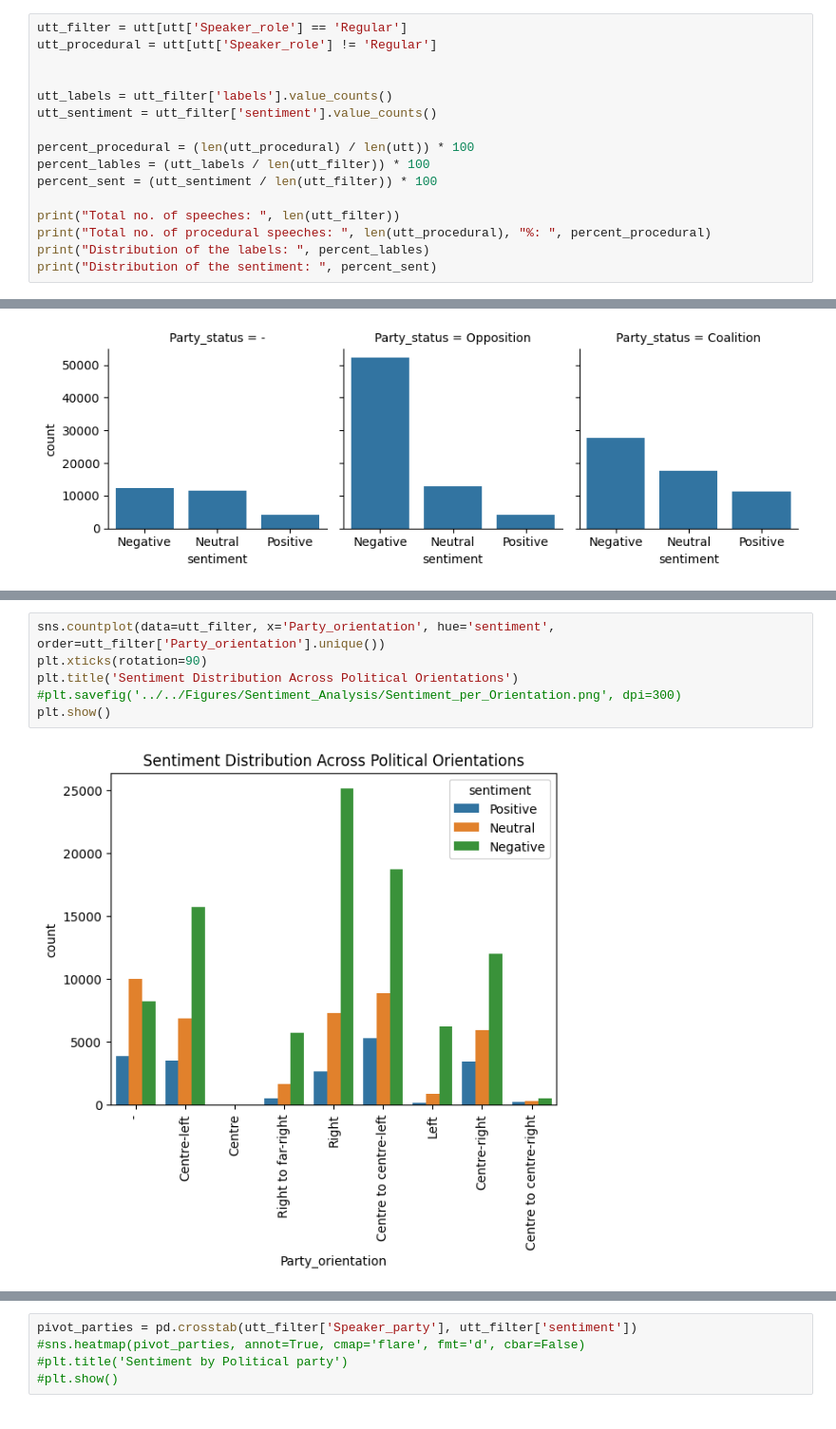
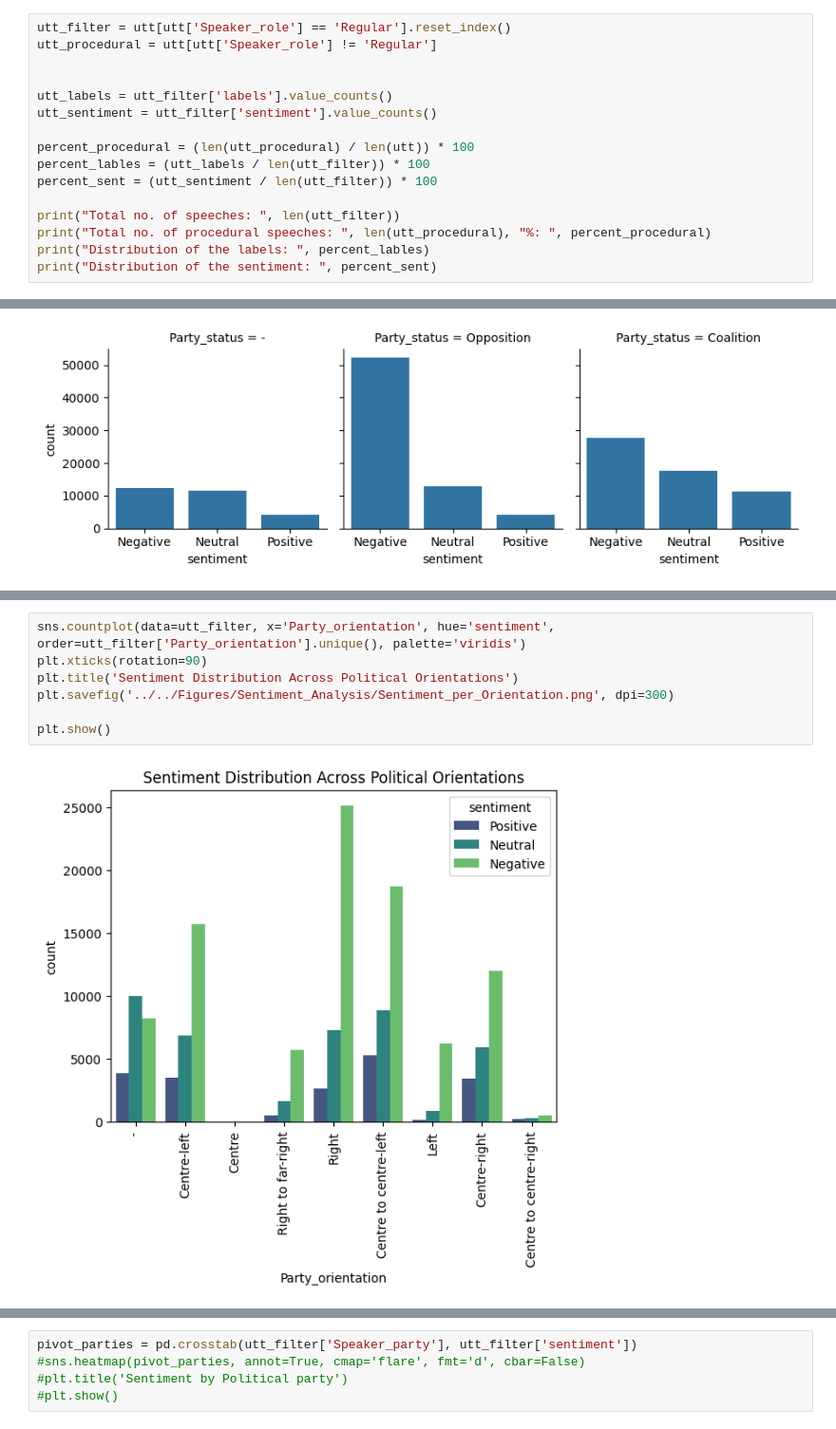
Before and after one commit to katjameden/ParlaMint_Sentiment, a Jupyter notebook: Aggregation/Notebooks/Sentiment_Analysis/Analysis.ipynb, the cells around one changed output, grey strips where cells are left out. Shown at 95% size. Saved outputs shown, nothing was run; the diff lists cells and outputs as text.

```diff
--- a/Aggregation/Notebooks/Sentiment_Analysis/Analysis.ipynb
+++ b/Aggregation/Notebooks/Sentiment_Analysis/Analysis.ipynb
@@ -44,7 +44,7 @@ Political parties:
 - % of speeches
 - political orientations
 # %%
-utt_filter = utt[utt['Speaker_role'] == 'Regular']
+utt_filter = utt[utt['Speaker_role'] == 'Regular'].reset_index()
 utt_procedural = utt[utt['Speaker_role'] != 'Regular']
 
 
@@ -191,9 +191,10 @@ plt.show()
 # %%
-sns.countplot(data=utt_filter, x='Party_orientation', hue='sentiment', order=utt_filter['Party_orientation'].unique())
+sns.countplot(data=utt_filter, x='Party_orientation', hue='sentiment', order=utt_filter['Party_orientation'].unique(), palette='viridis')
 plt.xticks(rotation=90)
 plt.title('Sentiment Distribution Across Political Orientations')
-#plt.savefig('../../Figures/Sentiment_Analysis/Sentiment_per_Orientation.png', dpi=300)
+plt.savefig('../../Figures/Sentiment_Analysis/Sentiment_per_Orientation.png', dpi=300)
+
 plt.show()
 # %% [output]
-[figure, old version]
+[figure, new version]
 # %% [markdown]
```
Also changed, not shown: parts of 13 cells of this notebook, 8 other files.
